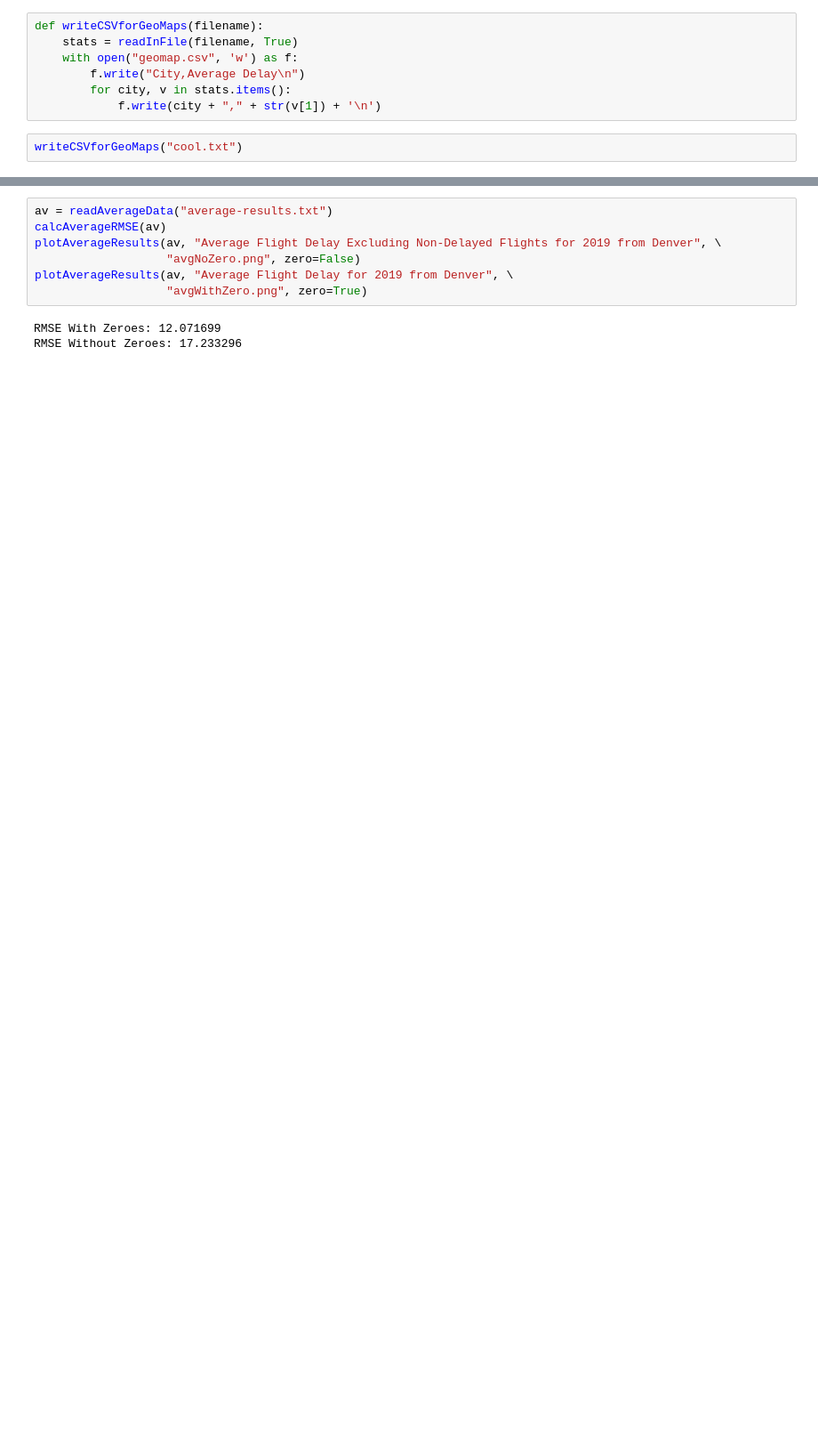
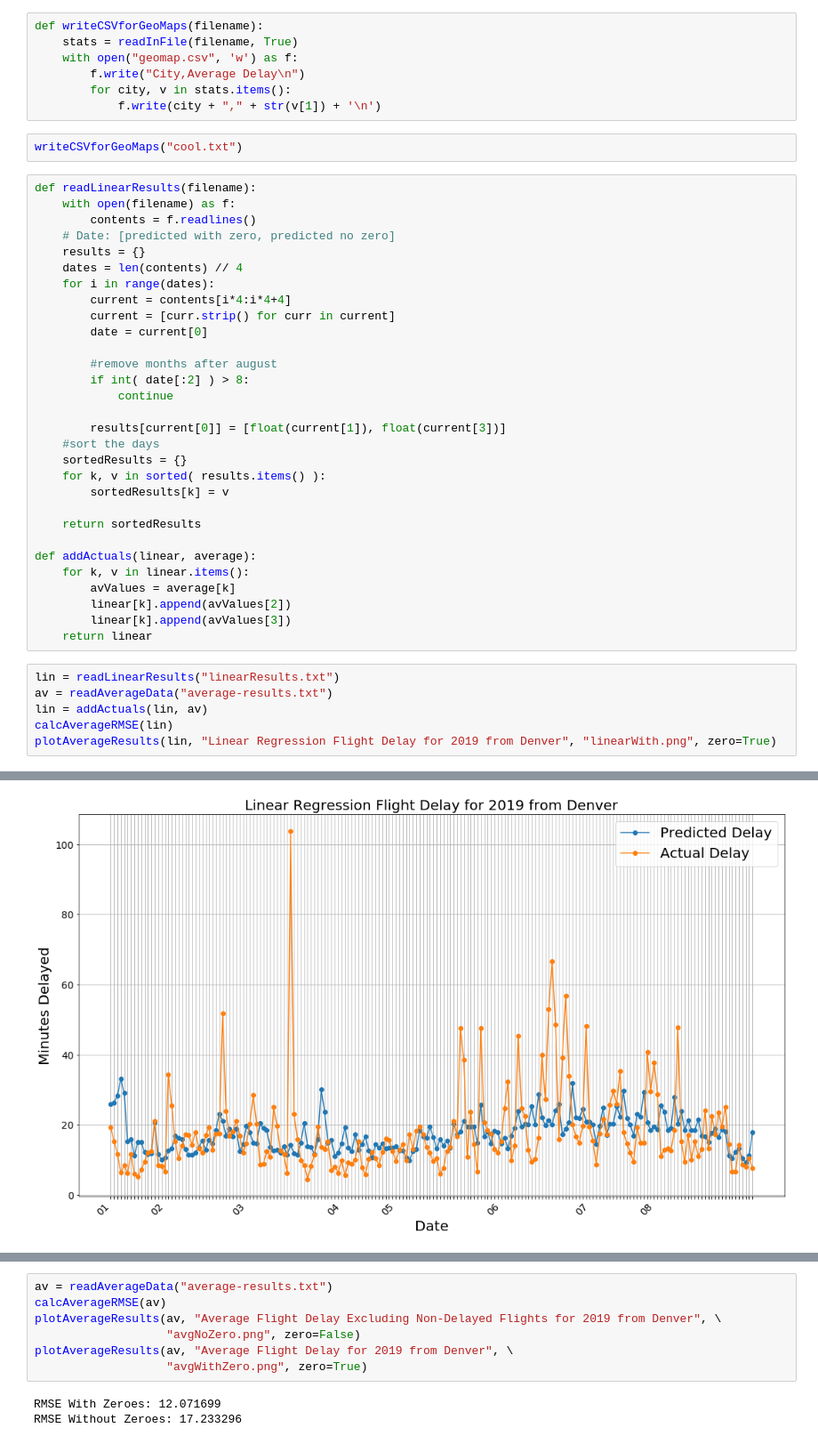
Before and after one commit to inf0rmatiker/flySTAT, a Jupyter notebook: Data_Visualizations.ipynb, the cells around one changed output, grey strips where cells are left out. Shown at 89% size. Cells and saved outputs as stored; diff of their text form; blank space fills up the shorter version.

```diff
--- a/Data_Visualizations.ipynb
+++ b/Data_Visualizations.ipynb
@@ -196,3 +196,40 @@ def writeCSVforGeoMaps(filename):
             f.write(city + "," + str(v[1]) + '\n')
 # %%
 writeCSVforGeoMaps("cool.txt")
+# %%
+def readLinearResults(filename):
+    with open(filename) as f:
+        contents = f.readlines()
+    # Date: [predicted with zero, predicted no zero]
+    results = {}
+    dates = len(contents) // 4
+    for i in range(dates):
+        current = contents[i*4:i*4+4]
+        current = [curr.strip() for curr in current]
+        date = current[0]
+
+        #remove months after august
+        if int( date[:2] ) > 8:
+            continue
+
+        results[current[0]] = [float(current[1]), float(current[3])]
+    #sort the days
+    sortedResults = {}
+    for k, v in sorted( results.items() ):
+        sortedResults[k] = v
+
+    return sortedResults
+
+def addActuals(linear, average):
+    for k, v in linear.items():
+        avValues = average[k]
+        linear[k].append(avValues[2])
+        linear[k].append(avValues[3])
+    return linear
+# %%
+lin = readLinearResults("linearResults.txt")
+av = readAverageData("average-results.txt")
+lin = addActuals(lin, av)
+calcAverageRMSE(lin)
+plotAverageResults(lin, "Linear Regression Flight Delay for 2019 from Denver", "linearWith.png", zero=True)
+# %% [output]
@@ -199,3 +238,4 @@ writeCSVforGeoMaps("cool.txt")
+[figure, added]
 # %%
 def readAverageData(filename):
     # Date: predicted with zero, predicted no zero, actual with zero, actual with no zero
```
Also changed, not shown: parts of 2 cells of this notebook, 5 other files.
